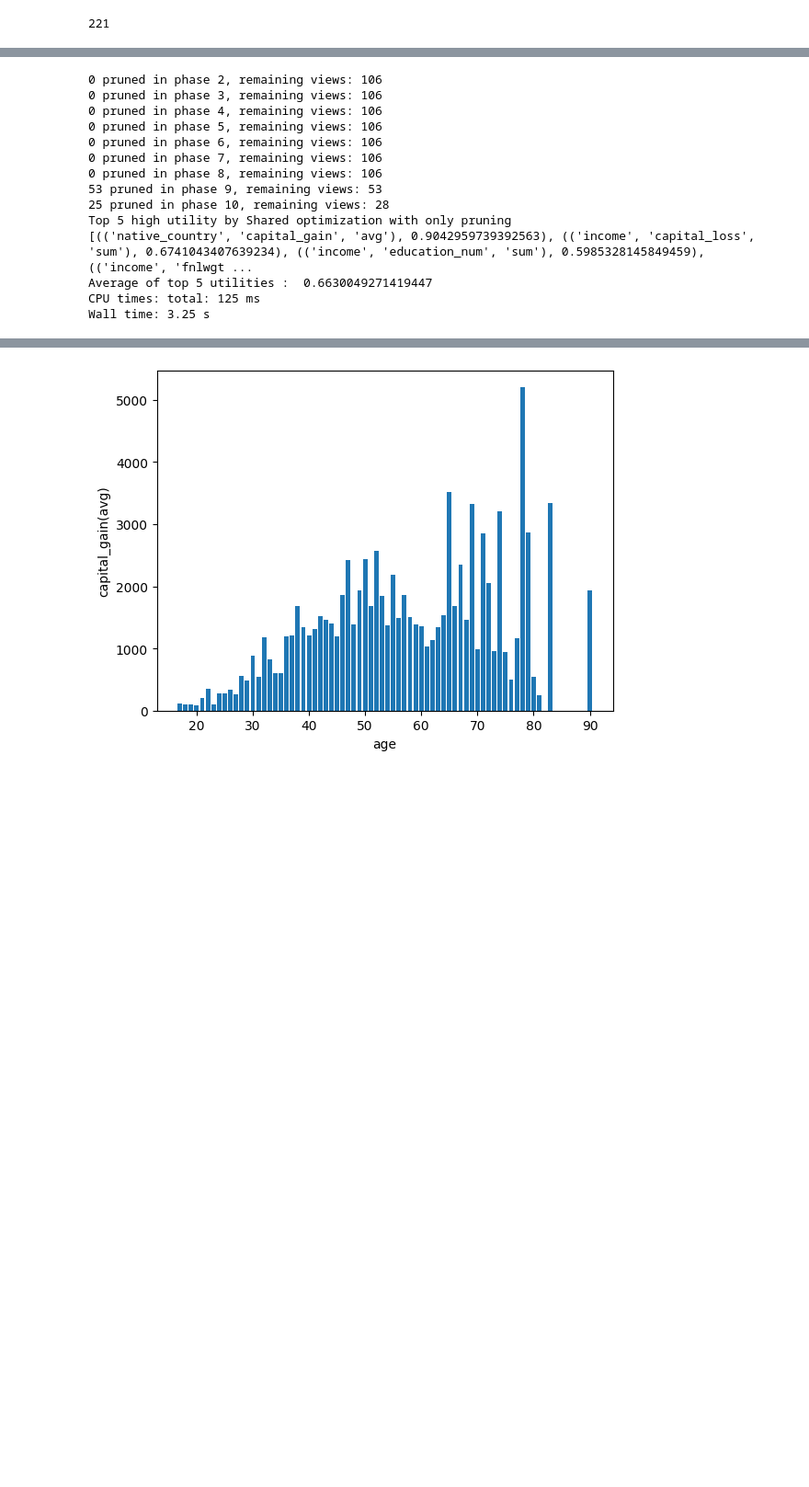
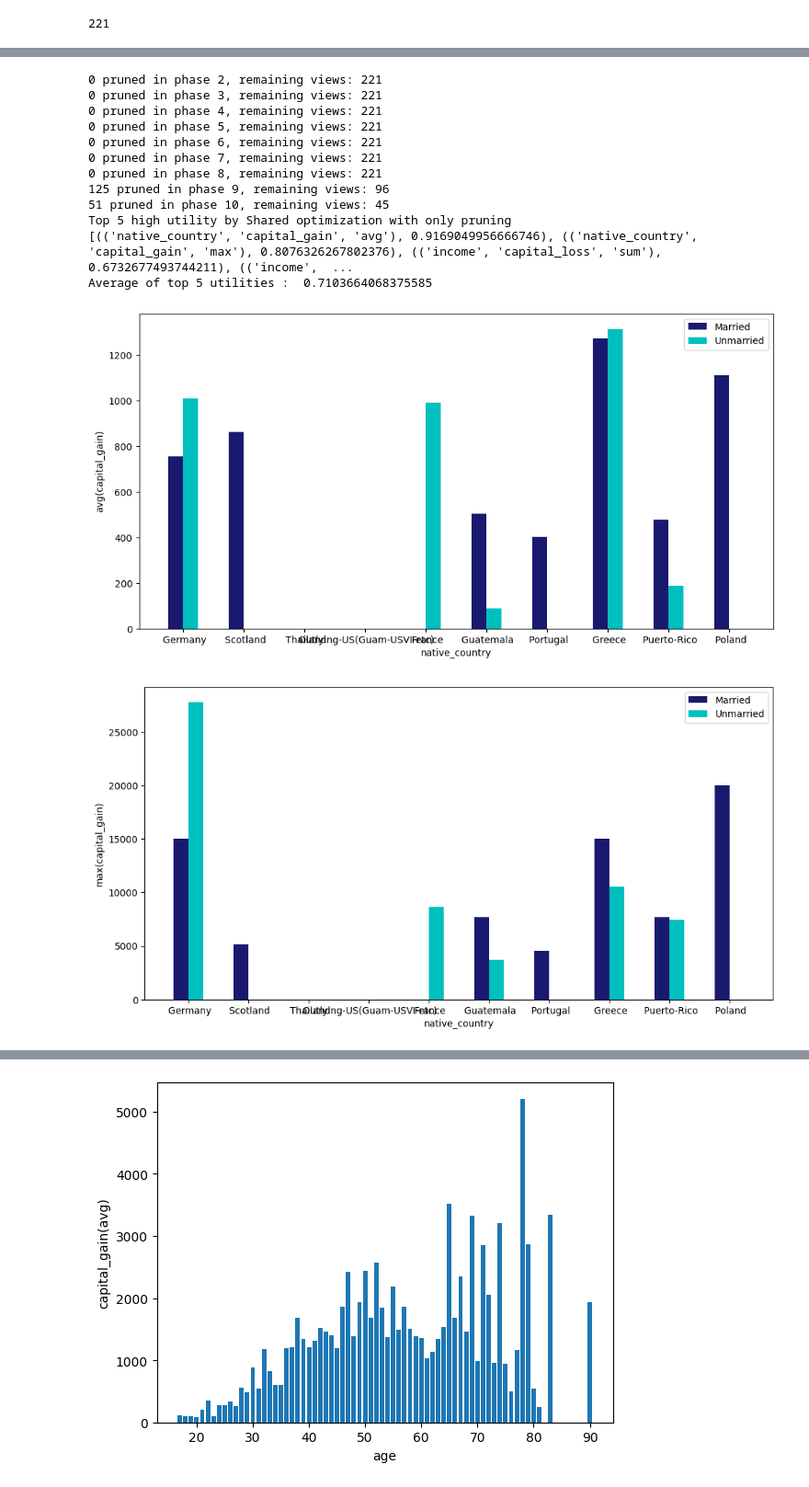
Before and after one commit to ankita132/645_Project, a Jupyter notebook: Untitled.ipynb, the cells around one changed output, grey strips where cells are left out. Shown at 92% size. Cells and saved outputs as stored; diff of their text form; code cells hidden in the pictures; blank space fills up the shorter version.

```diff
--- a/Untitled.ipynb
+++ b/Untitled.ipynb
@@ -341,45 +346,45 @@ for i in range(splitCount):
             epsilon = (numr/denr)**0.5
 
             view_stats[a,m,f][0] = cumKl[(a,m,f)] ## mean
             view_stats[a,m,f][1] = view_stats[a,m,f][0] - epsilon ## lower bound
             view_stats[a,m,f][2] = view_stats[a,m,f][0] + epsilon ## upper bound
 
     # Prune
     if M>1:
         view_stats_sorted = dict(sorted(view_stats.items(), key=lambda e: e[1][2], reverse=True))
         ub_topk = dict(list(view_stats_sorted.items())[0: k])
         lb_min = min([ub_topk[x][1] for x in ub_topk.keys()])
         not_topk = dict(list(view_stats_sorted.items())[k:])
         for v in not_topk.keys():
             if(not_topk[v][2]<lb_min):
                 prune_views.append(v)
 
         to_prune_combinations = list(set(to_prune_combinations).difference(prune_views))
         print(f"{len(prune_views)} pruned in phase {M}, remaining views: {len(to_prune_combinations)}")
 
 
 utility_vs_view = []
 for view in to_prune_combinations:
     utility_vs_view.append((view, cumKl[view]))
 
 ordered = sorted(utility_vs_view,key=lambda x: x[1], reverse=True)
 print("Top 5 high utility by Shared optimization with only pruning")
 print(ordered[:5])
 print("Average of top 5 utilities : ", sum([pair[1] for pair in ordered[0:5]])/5)
-# for view in ordered[0:5]:
-#     plotView(view[0])
+for view in ordered[0:5]:
+    plotView(view[0])
 # %% [output]
-0 pruned in phase 2, remaining views: 106
-0 pruned in phase 3, remaining views: 106
-0 pruned in phase 4, remaining views: 106
-0 pruned in phase 5, remaining views: 106
-0 pruned in phase 6, remaining views: 106
-0 pruned in phase 7, remaining views: 106
-0 pruned in phase 8, remaining views: 106
-53 pruned in phase 9, remaining views: 53
-25 pruned in phase 10, remaining views: 28
+0 pruned in phase 2, remaining views: 221
+0 pruned in phase 3, remaining views: 221
+0 pruned in phase 4, remaining views: 221
+0 pruned in phase 5, remaining views: 221
+0 pruned in phase 6, remaining views: 221
+0 pruned in phase 7, remaining views: 221
+0 pruned in phase 8, remaining views: 221
+125 pruned in phase 9, remaining views: 96
+51 pruned in phase 10, remaining views: 45
 Top 5 high utility by Shared optimization with only pruning
-[(('native_country', 'capital_gain', 'avg'), 0.9042959739392563), (('income', 'capital_loss', 'sum'), 0.6741043407639234), (('income', 'education_num', 'sum'), 0.5985328145849459), (('income', 'fnlwgt ...
-Average of top 5 utilities :  0.6630049271419447
-CPU times: total: 125 ms
-Wall time: 3.25 s
+[(('native_country', 'capital_gain', 'avg'), 0.9169049956666746), (('native_country', 'capital_gain', 'max'), 0.8076326267802376), (('income', 'capital_loss', 'sum'), 0.6732677493744211), (('income',  ...
+Average of top 5 utilities :  0.7103664068375585
+[figure, added]
+[figure, added]
```
Also changed, not shown: parts of 5 cells of this notebook, 10 other files.
